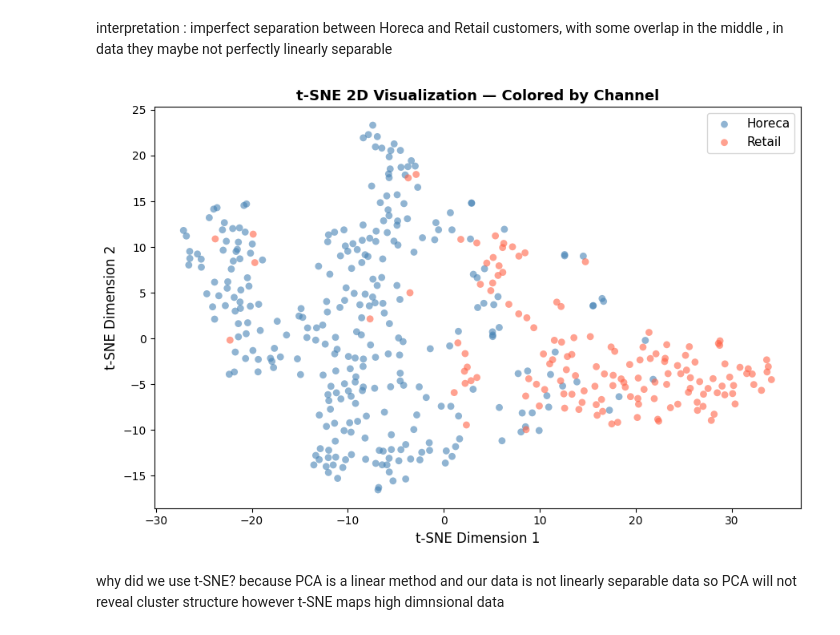
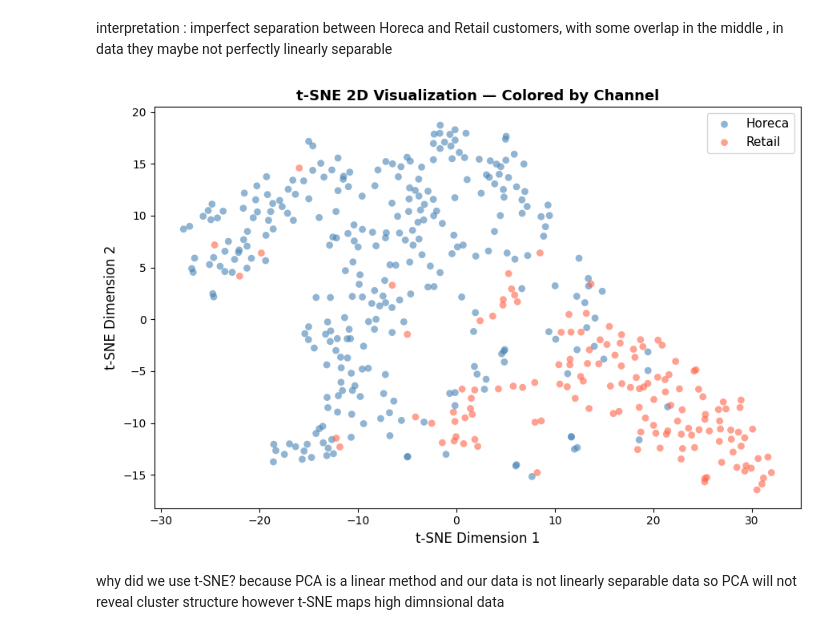
Before and after one commit to gannahisham/aml-clustering-project, a Jupyter notebook: AML1.ipynb, the cells around one changed output. Cells and saved outputs as stored; diff of their text form; code cells hidden in the pictures.

```diff
--- a/AML1.ipynb
+++ b/AML1.ipynb
@@ -372,28 +371,70 @@ overlap in the middle , in data they maybe not perfectly linearly separable
 # %%
 #• Apply t-SNE to obtain a non-linear two-dimensional visualization of the dataset.
 #If it’s not necessary to use any of the above, write your explanation.
-tsne = TSNE(n_components=2, perplexity=30, random_state=42,
-            learning_rate='auto', init='pca', n_iter=1000)
-X_tsne = tsne.fit_transform(X_scaled)
 
-palette = {'Horeca': 'steelblue', 'Retail': 'tomato'}
+#tsne = TSNE(n_components=2, perplexity=30, random_state=42,
+        #    learning_rate='auto', init='pca', n_iter=1000)
+#X_tsne = tsne.fit_transform(X_scaled)
 
-fig, ax = plt.subplots(figsize=(9, 6))
-for ch, label in [(1, 'Horeca'), (2, 'Retail')]:
-    mask = y['Channel'].values == ch
-    ax.scatter(X_tsne[mask, 0], X_tsne[mask, 1],
-               c=palette[label], label=label,
-               alpha=0.6, s=40, edgecolors='none')
+#palette = {'Horeca': 'steelblue', 'Retail': 'tomato'}
 
-ax.set_xlabel('t-SNE Dimension 1', fontsize=12)
-ax.set_ylabel('t-SNE Dimension 2', fontsize=12)
-ax.set_title('t-SNE 2D Visualization — Colored by Channel',
-             fontsize=13, fontweight='bold')
-ax.legend(fontsize=11)
-plt.tight_layout()
-plt.show()
+#fig, ax = plt.subplots(figsize=(9, 6))
+#for ch, label in [(1, 'Horeca'), (2, 'Retail')]:
+ #   mask = y['Channel'].values == ch
+  #  ax.scatter(X_tsne[mask, 0], X_tsne[mask, 1],
+             #  c=palette[label], label=label,
+              # alpha=0.6, s=40, edgecolors='none')
+
+#ax.set_xlabel('t-SNE Dimension 1', fontsize=12)
+#ax.set_ylabel('t-SNE Dimension 2', fontsize=12)
+#ax.set_title('t-SNE 2D Visualization — Colored by Channel',
+     #        fontsize=13, fontweight='bold')
+#ax.legend(fontsize=11)
+#plt.tight_layout()
+#plt.show()
-# %% [output]
-[figure, removed]
+# %%
+from sklearn.manifold import TSNE
+import matplotlib.pyplot as plt
+
+# Apply t-SNE
+tsne = TSNE(
+    n_components=2,
+    perplexity=30,
+    random_state=42,
+    learning_rate='auto',
+    init='pca',
+    max_iter=1000   # ✅ fixed (was n_iter)
+)
+
+X_tsne = tsne.fit_transform(X_scaled)
+
+# Plot
+palette = {'Horeca': 'steelblue', 'Retail': 'tomato'}
+
+fig, ax = plt.subplots(figsize=(9, 6))
+
+for ch, label in [(1, 'Horeca'), (2, 'Retail')]:
+    mask = y['Channel'].values == ch
+    ax.scatter(
+        X_tsne[mask, 0],
+        X_tsne[mask, 1],
+        c=palette[label],
+        label=label,
+        alpha=0.6,
+        s=40,
+        edgecolors='none'
+    )
+
+ax.set_xlabel('t-SNE Dimension 1', fontsize=12)
+ax.set_ylabel('t-SNE Dimension 2', fontsize=12)
+ax.set_title('t-SNE 2D Visualization — Colored by Channel',
+             fontsize=13, fontweight='bold')
+
+ax.legend(fontsize=11)
+plt.tight_layout()
+plt.show()
+# %% [output]
+[figure, added]
 # %% [markdown]
 why did we use t-SNE?
 because PCA is a linear method and our data is not linearly separable data so PCA will not reveal cluster structure however t-SNE maps high dimnsional data
```
Also changed, not shown: parts of 10 cells of this notebook.
